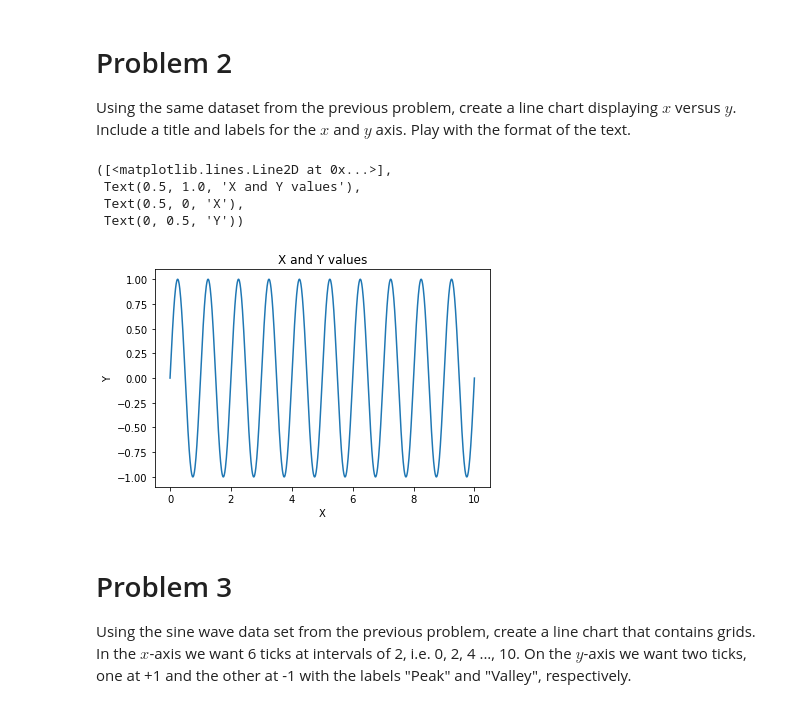
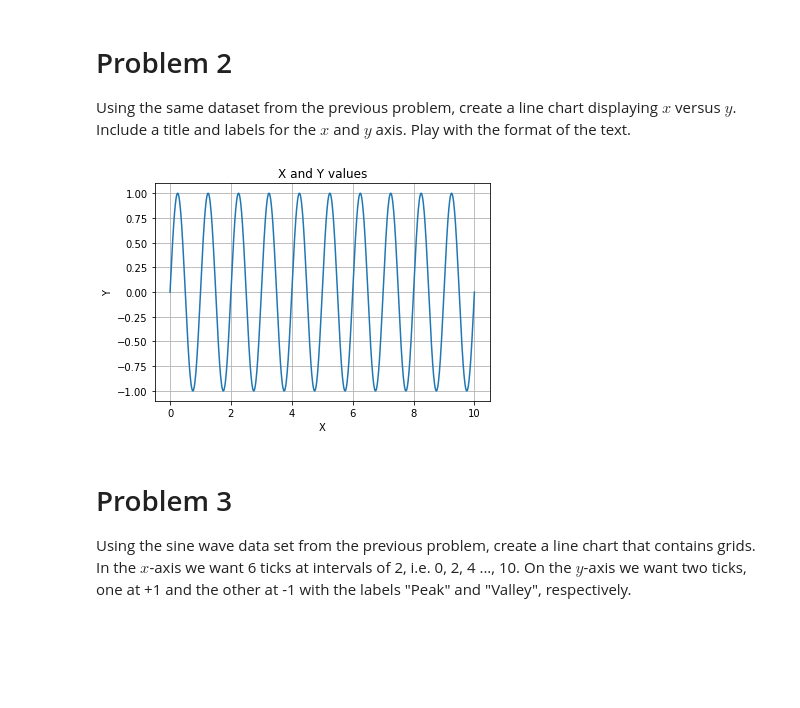
Before and after one commit to FNafisa/T5-Bootcamp, a Jupyter notebook: BPM_Prework/lessons/18_matplotlib/homework/matplotlib_exercises.ipynb, the cells around one changed output. Drawn from its saved outputs; the diff is of its cells as text; code cells hidden in the pictures; blank space fills up the shorter version.

```diff
--- a/BPM_Prework/lessons/18_matplotlib/homework/matplotlib_exercises.ipynb
+++ b/BPM_Prework/lessons/18_matplotlib/homework/matplotlib_exercises.ipynb
@@ -26,17 +26,14 @@ Using the same dataset from the previous problem, create a line chart displaying
 # %%
 ### Write the code here
 
 (
     plt.plot(x_values, y_values)
     ,plt.title("X and Y values")
     ,plt.xlabel("X") ,plt.ylabel("Y")
-)
+    ,plt.grid()
+);
 # %% [output]
-([<matplotlib.lines.Line2D at 0x...>],
- Text(0.5, 1.0, 'X and Y values'),
- Text(0.5, 0, 'X'),
- Text(0, 0.5, 'Y'))
-[figure, old version]
+[figure, new version]
 # %% [markdown]
 # Problem 3
 Using the sine wave data set from the previous problem, create a line chart that contains grids.  In the $x$-axis we want 6 ticks at intervals of 2, i.e. 0, 2, 4 ..., 10.  On the $y$-axis we want two ticks, one at +1 and the other at -1 with the labels "Peak" and "Valley", respectively.
```
Also changed, not shown: parts of 9 cells of this notebook.
